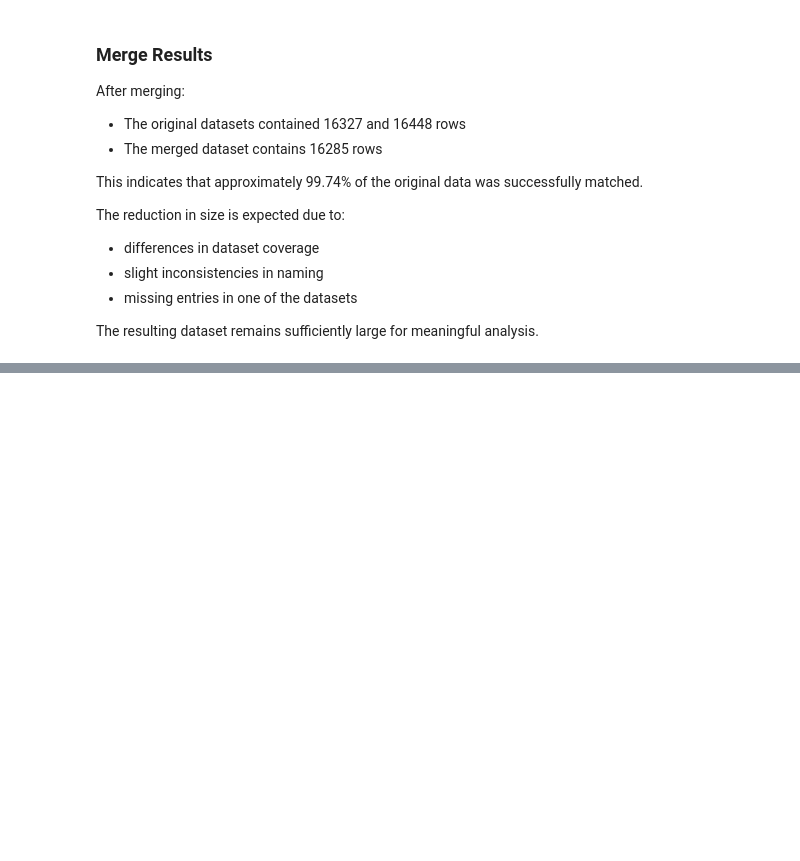
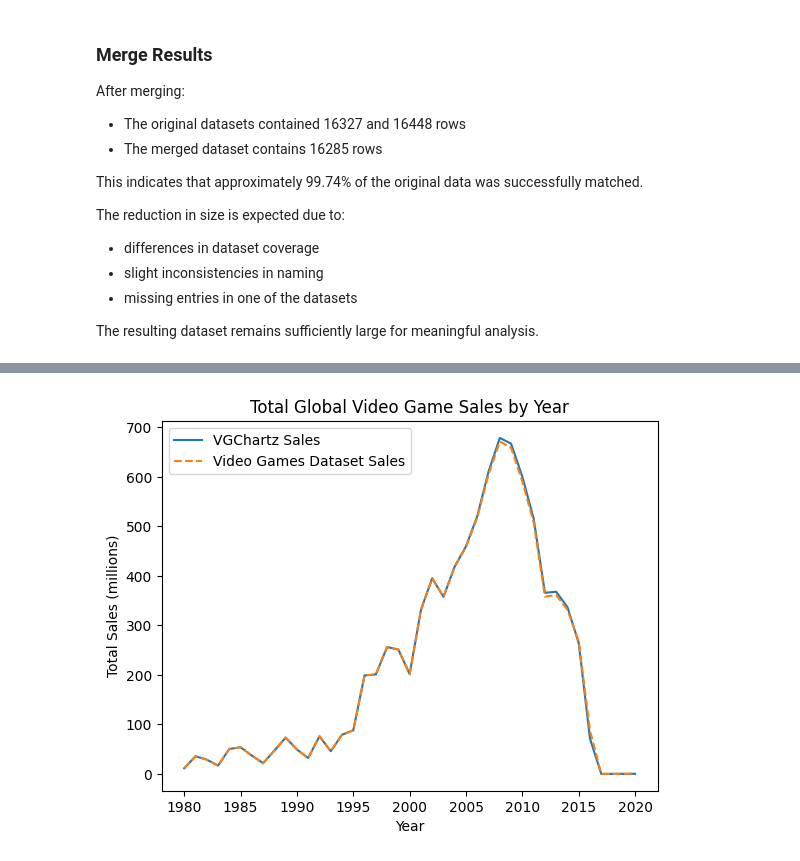
Before and after one commit to VenomRevenge/data-science-exam-video-game-success-analysis, a Jupyter notebook: video_games_analysis.ipynb, the cells around one changed output, grey strips where cells are left out. Drawn from its saved outputs; the diff is of its cells as text; code cells hidden in the pictures; blank space fills up the shorter version.

```diff
--- a/video_games_analysis.ipynb
+++ b/video_games_analysis.ipynb
@@ -529,0 +584,32 @@ The resulting dataset remains sufficiently large for meaningful analysis.
+# %%
+sales_by_year_vgsales = (
+    vg_data_merged
+    .groupby("year_of_release")["global_sales_vgsales"]
+    .sum()
+)
+sales_by_year_video_games = (
+    vg_data_merged
+    .groupby("year_of_release")["global_sales_video_games"]
+    .sum()
+)
+
+plt.plot(
+    sales_by_year_vgsales.index,
+    sales_by_year_vgsales.values,
+    label="VGChartz Sales"
+)
+
+plt.plot(
+    sales_by_year_video_games.index,
+    sales_by_year_video_games.values,
+    linestyle="--",
+    label="Video Games Dataset Sales"
+)
+
+plt.title("Total Global Video Game Sales by Year")
+plt.xlabel("Year")
+plt.ylabel("Total Sales (millions)")
+plt.legend()
+plt.show()
+# %% [output]
+[figure, added]
```
Also changed, not shown: parts of 14 cells of this notebook.
